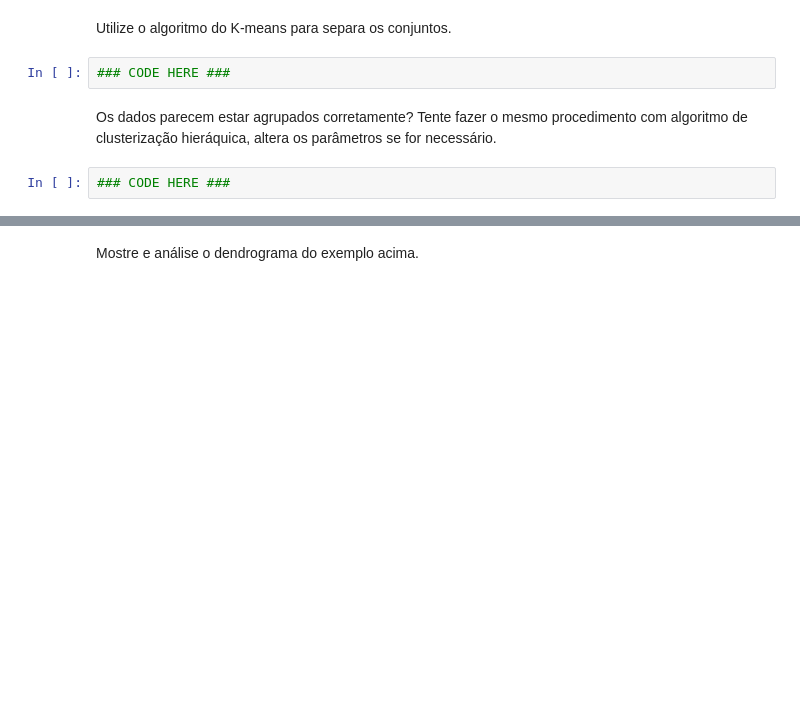
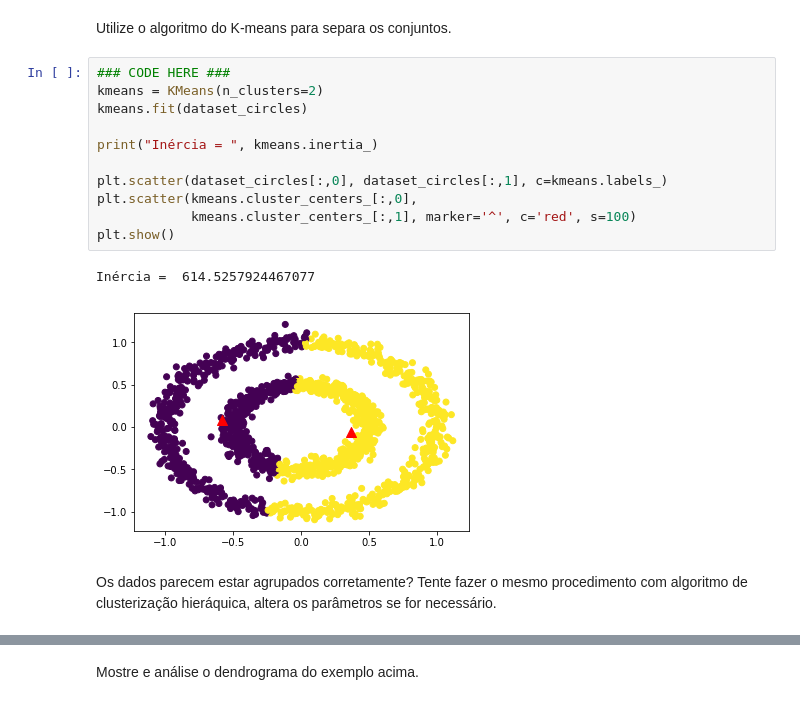
Before and after one commit to InsightLab/data-science-cookbook, a Jupyter notebook: 2019/09-clustering/Notebook_Clustering_Assignment.ipynb, the cells around one changed output, grey strips where cells are left out. Drawn from its saved outputs; the diff is of its cells as text; blank space fills up the shorter version.

```diff
--- a/2019/09-clustering/Notebook_Clustering_Assignment.ipynb
+++ b/2019/09-clustering/Notebook_Clustering_Assignment.ipynb
@@ -157,8 +186,18 @@ plt.show()
 # %% [markdown]
 Utilize o algoritmo do K-means para separa os conjuntos.
-# %%
-### CODE HERE ###
+# %%
+### CODE HERE ###
+kmeans = KMeans(n_clusters=2)
+kmeans.fit(dataset_circles)
+
+print("Inércia = ", kmeans.inertia_)
+
+plt.scatter(dataset_circles[:,0], dataset_circles[:,1], c=kmeans.labels_)
+plt.scatter(kmeans.cluster_centers_[:,0],
+            kmeans.cluster_centers_[:,1], marker='^', c='red', s=100)
+plt.show()
+# %% [output]
+Inércia =  614.5257924467077
+[figure, added]
 # %% [markdown]
 Os dados parecem estar agrupados corretamente? Tente fazer o mesmo procedimento com algoritmo de clusterização hieráquica, altera os parâmetros se for necessário.
-# %%
-### CODE HERE ###
```
Also changed, not shown: parts of 21 cells of this notebook, 2 other files.
